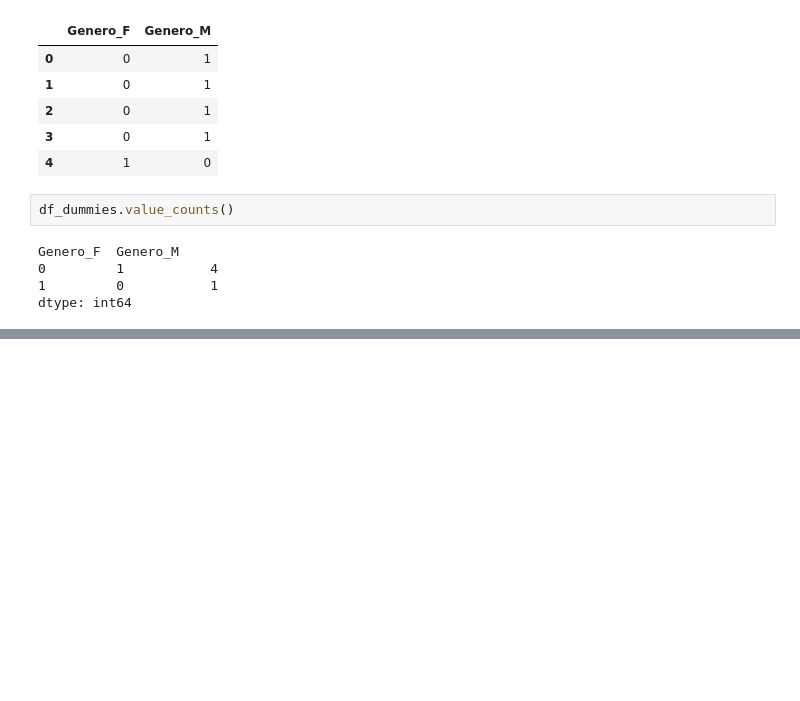
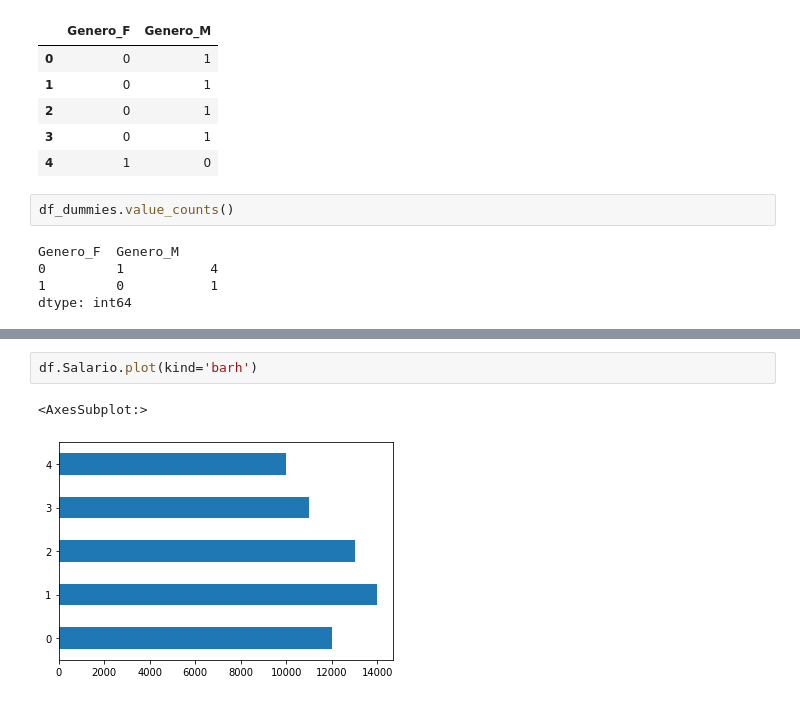
Before and after one commit to Brunoware/Actividades_Python_Fundamentals, a Jupyter notebook: Clases/9. Pandas.ipynb, the cells around one changed output, grey strips where cells are left out. Cells and saved outputs as stored; diff of their text form; blank space fills up the shorter version.

```diff
--- a/Clases/9. Pandas.ipynb
+++ b/Clases/9. Pandas.ipynb
@@ -167,0 +186,5 @@ dtype: int64
+# %%
+df.Salario.plot(kind='barh')
+# %% [output]
+<AxesSubplot:>
+[figure, added]
```
Also changed, not shown: parts of 19 cells of this notebook, 3 other files.
